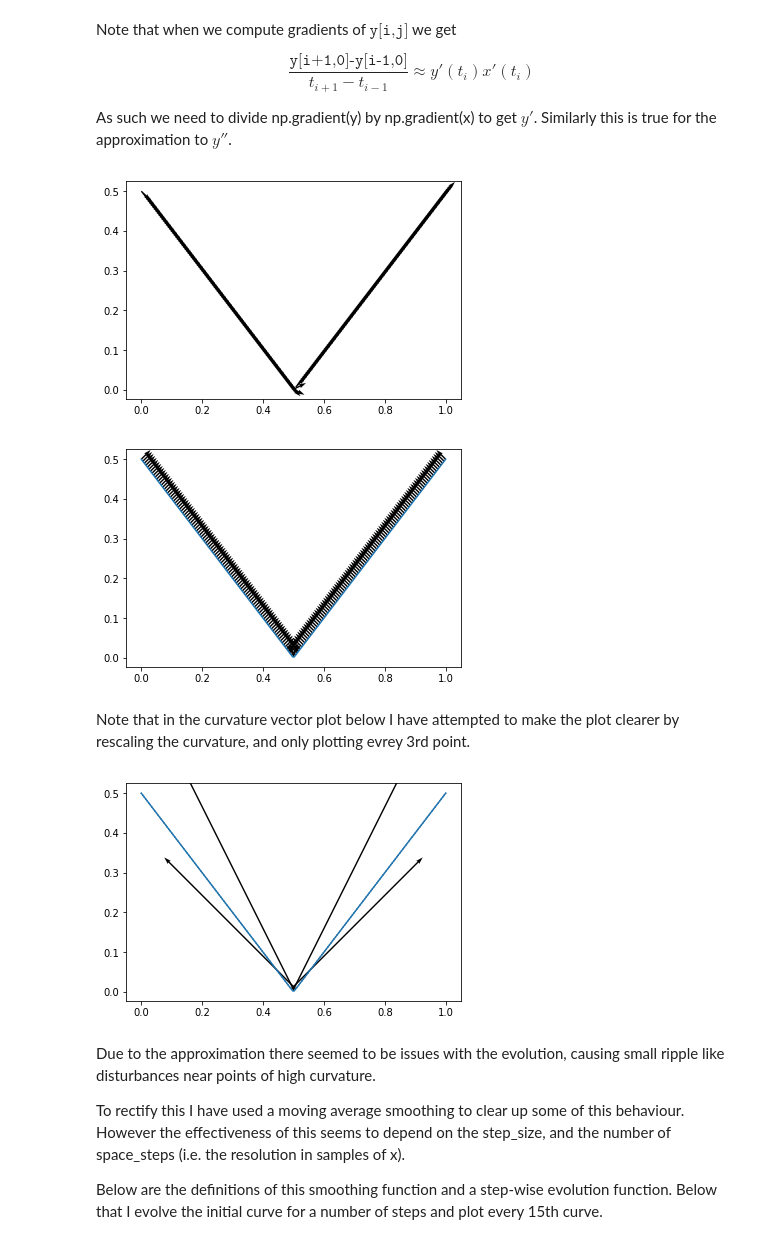
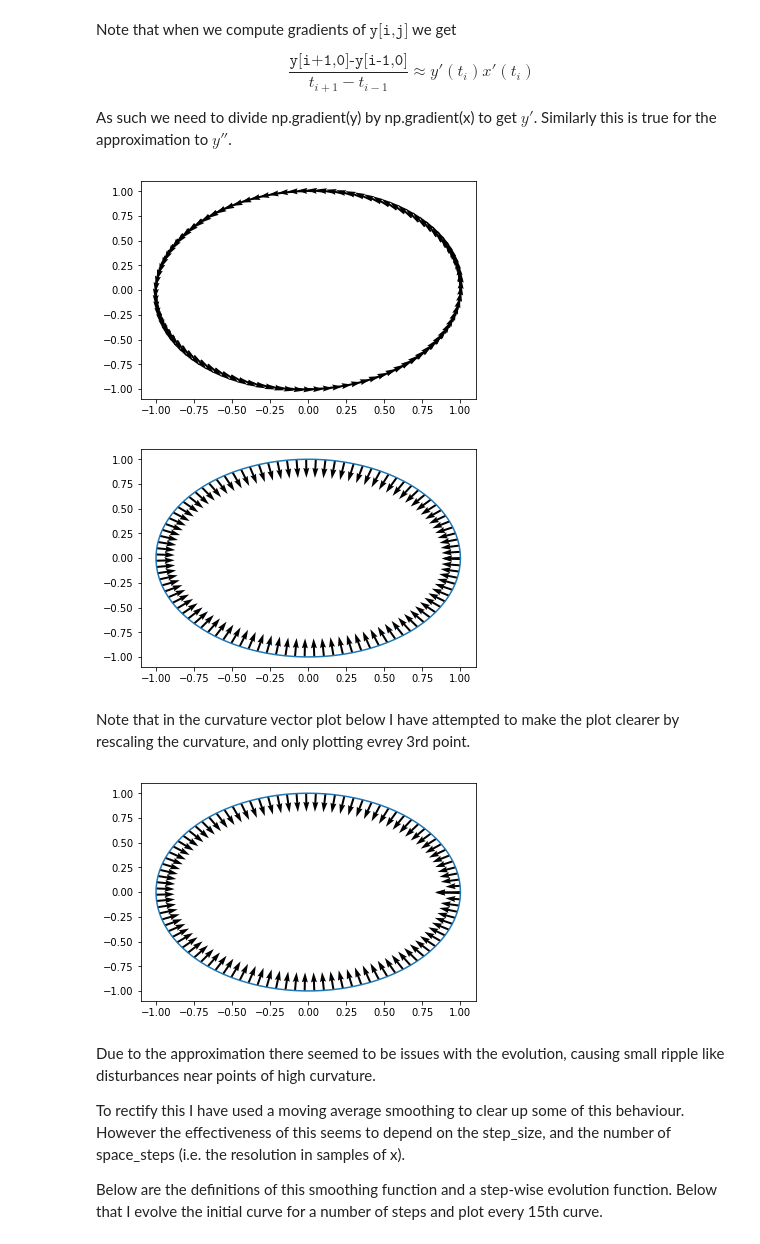
Before and after one commit to bwdGitHub/CurveShorteningFlow, a Jupyter notebook: Curve Shortening Flow.ipynb, the cells around one changed output. Cells and saved outputs as stored; diff of their text form; code cells hidden in the pictures.

```diff
--- a/Curve Shortening Flow.ipynb
+++ b/Curve Shortening Flow.ipynb
@@ -57,11 +57,20 @@ def initialise_graph(f,x_left_boundary = 0, x_right_boundary = 1,
     y[:,0] = f(x[:,0])
     return x,y
 
+def initialise_curve(fx = np.cos, fy = np.sin, space_steps = 200, time_steps = 1000):
+    t = np.linspace(0,2*np.pi-0.01, space_steps)
+    x = np.zeros((space_steps,time_steps))
+    y = np.zeros((space_steps,time_steps))
+    x[:,0] = fx(t)
+    y[:,0] = fy(t)
+    return x,y
+
 def f(x):
     return np.abs(x-0.5)
 
 # sine-wave example
-x,y = initialise_graph(f, x_left_boundary = 0, x_right_boundary = 1)
+space_steps = 100
+x,y = initialise_curve(space_steps = space_steps)
 plt.plot(x[:,0], y[:,0])
 plt.show()
 # %% [output]
@@ -76,8 +89,8 @@ As such we need to divide np.gradient(y) by np.gradient(x) to get $y'$. Similarl
 # approximate normal and curvatures
 # note here x,y are thought to be a single time slice e.g. x[:,0]
 def approximate_tangent(x,y):
-    dx = np.gradient(x)
-    dy = np.gradient(y)
+    dx = grad(x)
+    dy = grad(y)
     normalisation = np.sqrt(np.power(dx,2)+np.power(dy,2))
     return dx/normalisation, dy/normalisation
 
@@ -85,7 +98,7 @@ tx, ty = approximate_tangent(x[:,0], y[:,0])
 plt.quiver(x[:,0], y[:,0], tx,ty)
 plt.show()
 # %% [output]
-[figure, old version]
+[figure, new version]
 # %%
 def approximate_normal(x,y):
     tx,ty = approximate_tangent(x,y)
@@ -95,27 +108,34 @@ plt.quiver(x[:,0],y[:,0], nx,ny)
 plt.plot(x[:,0], y[:,0])
 plt.show()
 # %% [output]
-[figure, old version]
+[figure, new version]
 # %% [markdown]
 Note that in the curvature vector plot below I have attempted to make the plot clearer by rescaling the curvature, and only plotting evrey 3rd point.
 # %%
+def grad(x):
+    t = np.linspace(0, 2*np.pi-0.01, 100)
+    dx = (np.roll(x,-1)-np.roll(x,1))/((np.roll(t,-1)-np.roll(t,1))%(2*np.pi))
+    #dx[-1] = (x[0] - x[-2])/(t[0]+2*np.pi - t[-1])
+    return dx
+
+
 def approximate_curvature(x,y):
-    dx = np.gradient(x)
-    dy = np.gradient(y)
-    ddx = np.gradient(dx)
-    ddy = np.gradient(dy)
-    kappa = (dx*ddy + ddx * dy)/np.power(np.power(dx,2)+np.power(dy,2),3/2)
+    dx = grad(x)
+    dy = grad(y)
+    ddx = grad(dx)
+    ddy = grad(dy)
+    kappa = (dx*ddy - ddx * dy)/np.power(np.power(dx,2)+np.power(dy,2),1.5)
     return kappa
 
 k = approximate_curvature(x[:,0], y[:,0])
 
-#k_temp = k/np.power(np.abs(k), 0.7)
+
 
 plt.quiver(x[:,0],y[:,0], k*nx, k*ny)
 plt.plot(x[:,0], y[:,0])
 plt.show()
 # %% [output]
-[figure, old version]
+[figure, new version]
 # %% [markdown]
 Due to the approximation there seemed to be issues with the evolution, causing small ripple like disturbances near points of high curvature.
 
```
Also changed, not shown: parts of 4 cells of this notebook.
